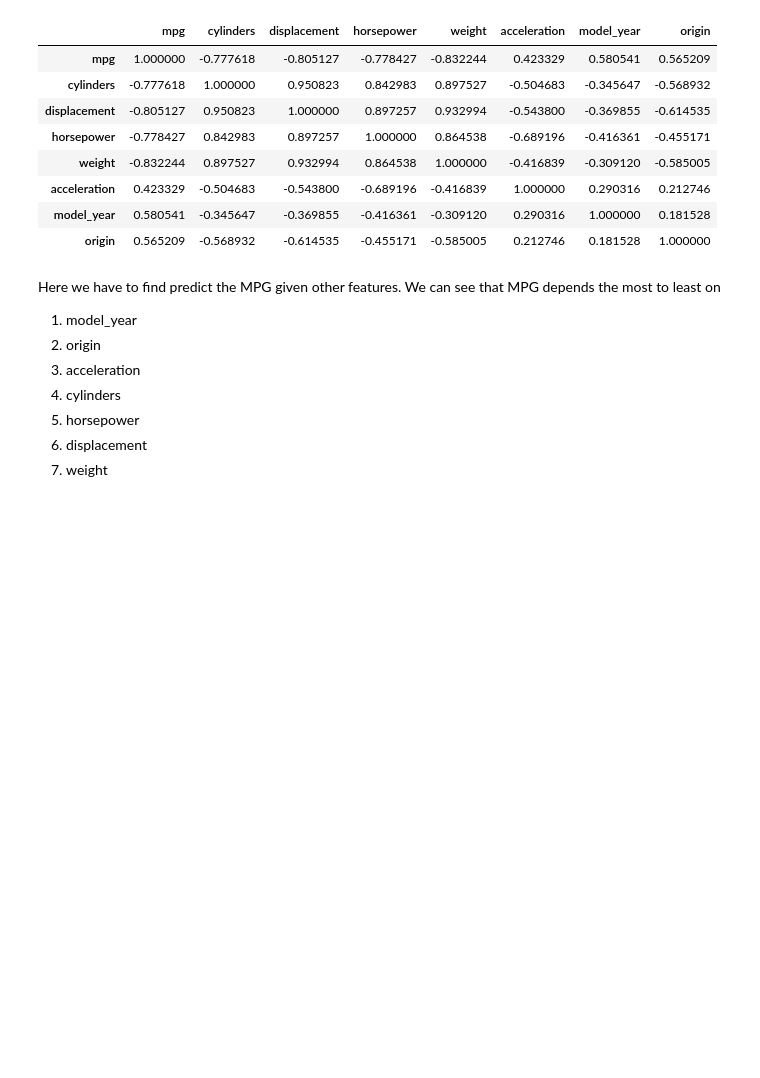
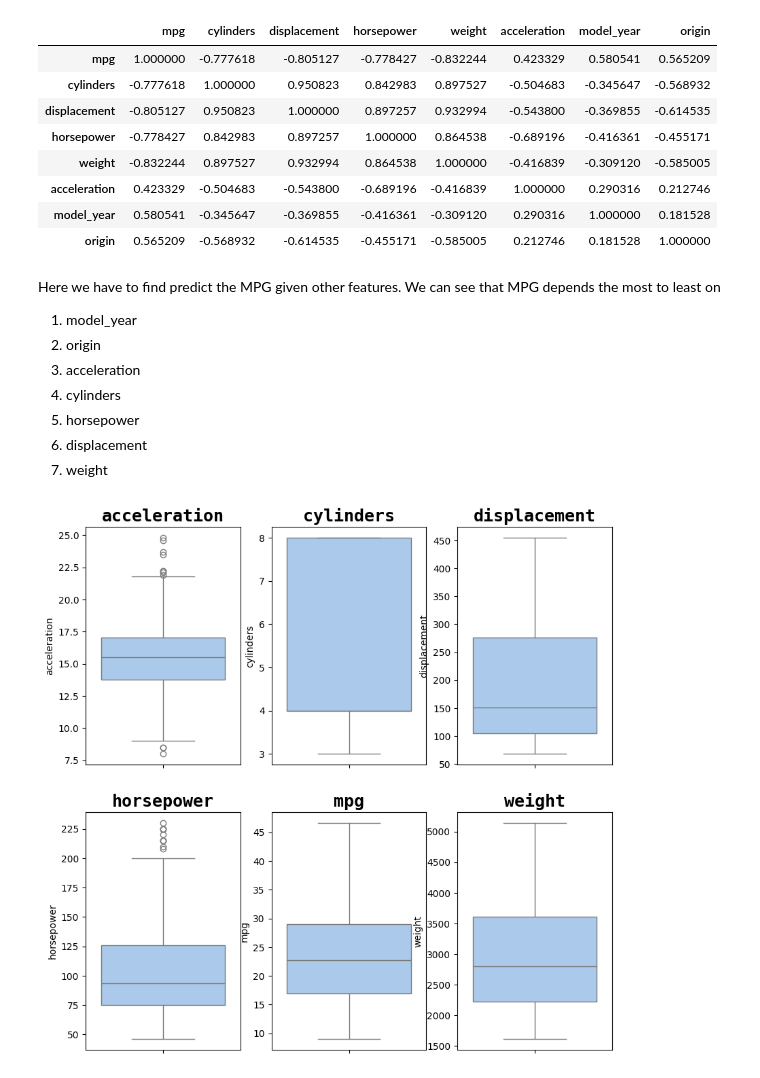
Before and after one commit to Nandikaa-Ganesh/Auto-mpg-Prediction, a Jupyter notebook: PCA_and_Feature_selection.ipynb, the cells around one changed output. Saved outputs shown, nothing was run; the diff lists cells and outputs as text; code cells hidden in the pictures; blank space fills up the shorter version.

```diff
--- a/PCA_and_Feature_selection.ipynb
+++ b/PCA_and_Feature_selection.ipynb
@@ -235,3 +235,13 @@ Here we have to find predict the MPG given other features. We can see that MPG d
 5. horsepower
 6. displacement
 7. weight
+# %%
+num_cols = ['acceleration', 'cylinders', 'displacement', 'horsepower','mpg', 'weight']
+num_df = df[num_cols]
+fig, ax = plt.subplots(2, 3, figsize = (10,10))
+
+for i, col in enumerate(num_df.columns):
+    g = sns.boxplot(data = df, y = col, ax = ax[i // 3, i % 3], palette = "pastel")
+    g.set_title(col, weight = "bold", fontsize = 18, fontname = "monospace")
+# %% [output]
+[figure, added]
```
Also changed, not shown: parts of 38 cells of this notebook.
